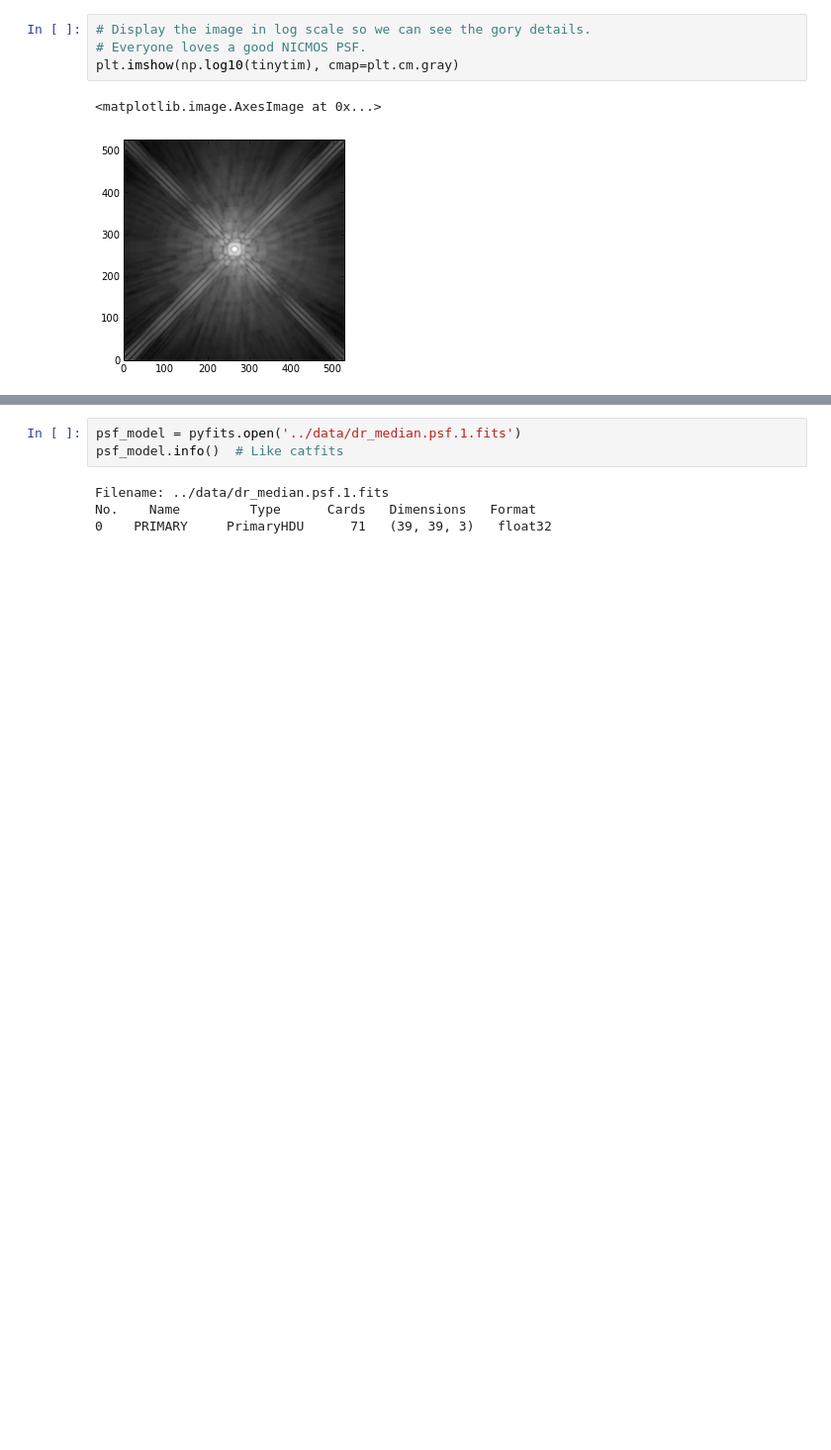
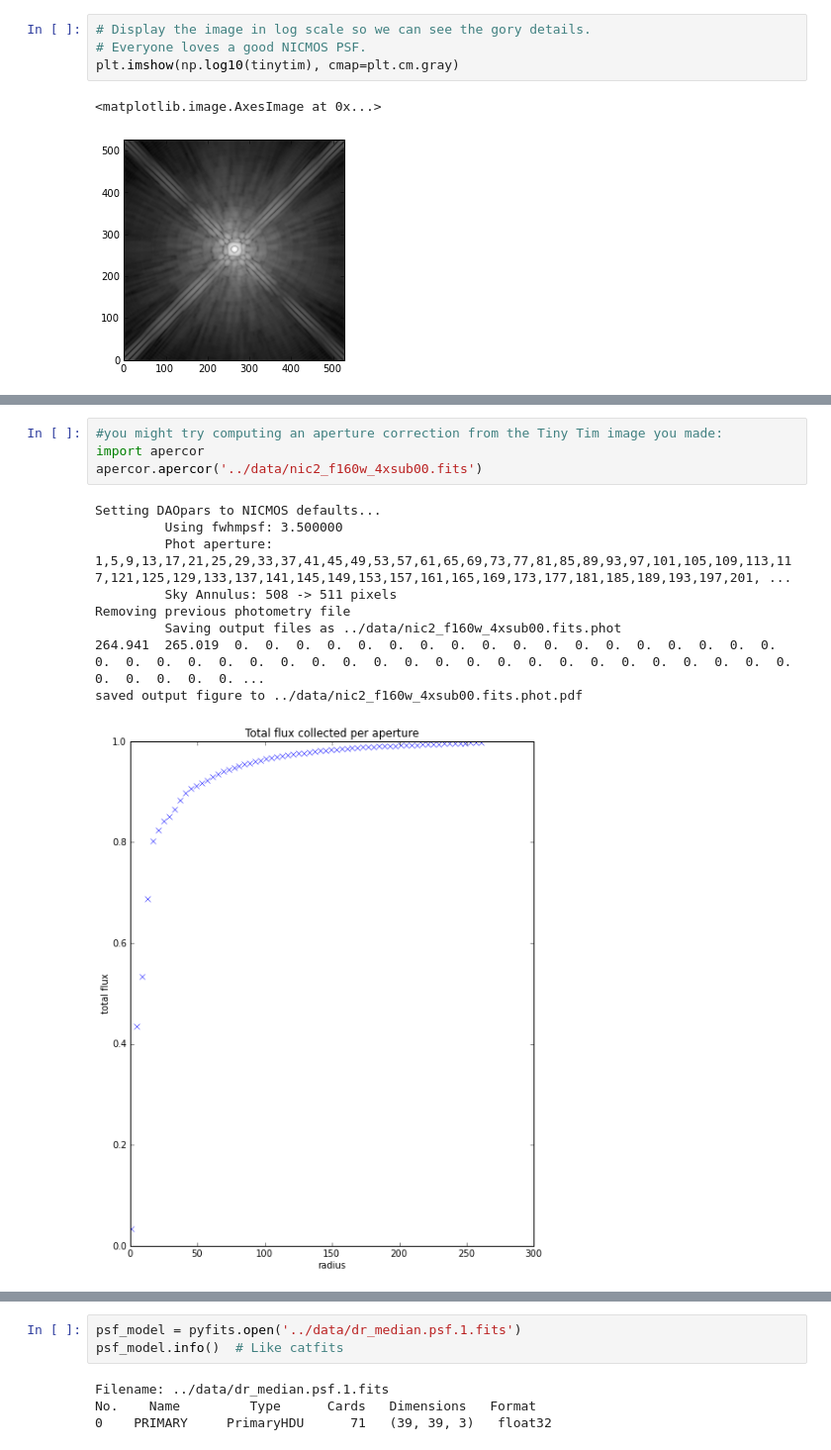
Before and after one commit to spacetelescope/scientific-python-training-2012, a Jupyter notebook: lecture_notebooks/Session4_phot_2.ipynb, the cells around one changed output, grey strips where cells are left out. Shown: that part at 99% size. Saved outputs shown, nothing was run; the diff lists cells and outputs as text; blank space fills up the shorter version.

```diff
--- a/lecture_notebooks/Session4_phot_2.ipynb
+++ b/lecture_notebooks/Session4_phot_2.ipynb
@@ -601 +598,15 @@ plt.plot(tinytim[264])
+# %%
+#you might try computing an aperture correction from the Tiny Tim image you made:
+import apercor
+apercor.apercor('../data/nic2_f160w_4xsub00.fits')
+# %% [output]
+Setting DAOpars to NICMOS defaults...
+         Using fwhmpsf: 3.500000
+         Phot aperture: 1,5,9,13,17,21,25,29,33,37,41,45,49,53,57,61,65,69,73,77,81,85,89,93,97,101,105,109,113,117,121,125,129,133,137,141,145,149,153,157,161,165,169,173,177,181,185,189,193,197,201, ...
+         Sky Annulus: 508 -> 511 pixels
+Removing previous photometry file
+         Saving output files as ../data/nic2_f160w_4xsub00.fits.phot
+264.941  265.019  0.  0.  0.  0.  0.  0.  0.  0.  0.  0.  0.  0.  0.  0.  0.  0.  0.  0.  0.  0.  0.  0.  0.  0.  0.  0.  0.  0.  0.  0.  0.  0.  0.  0.  0.  0.  0.  0.  0.  0.  0.  0.  0.  0.  0.  0. ...
+saved output figure to ../data/nic2_f160w_4xsub00.fits.phot.pdf
+[figure, added]
 # %% [markdown]
```
Also changed, not shown: parts of 20 cells of this notebook.
